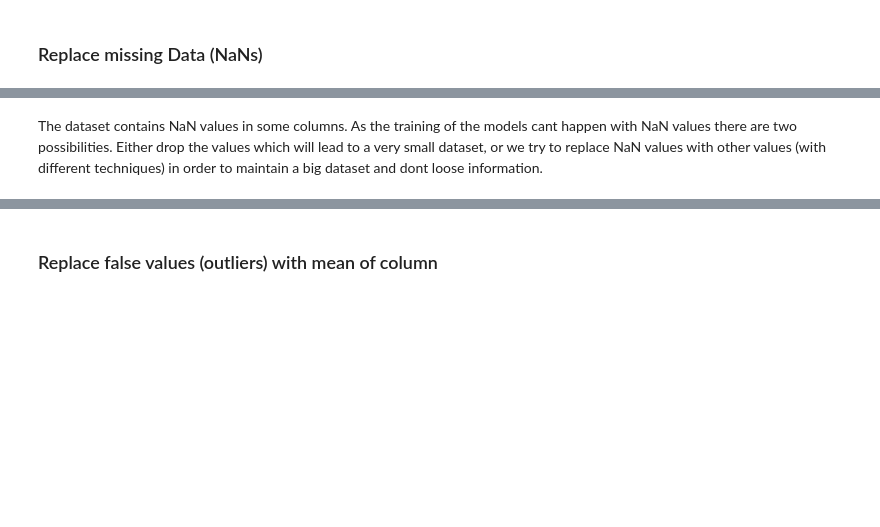
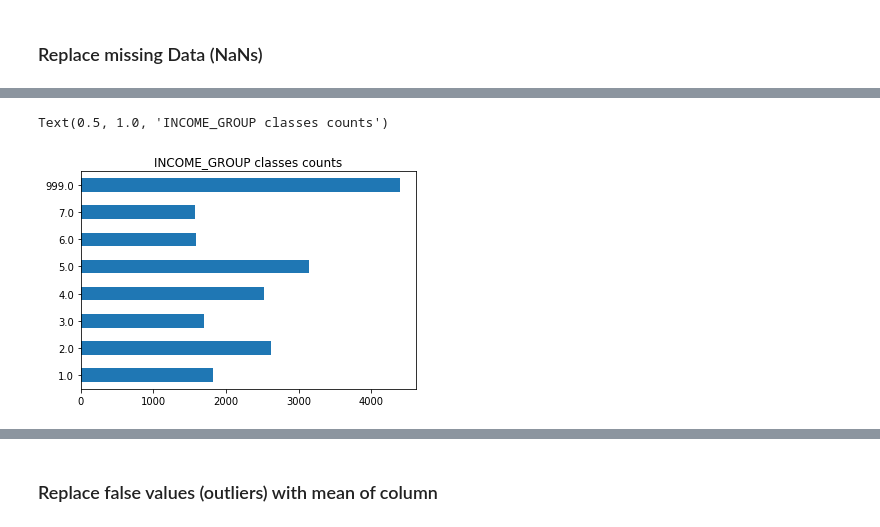
Before and after one commit to jlp237/ml_project, a Jupyter notebook: AA_202021_Project.ipynb, the cells around one changed output, grey strips where cells are left out. Saved outputs shown, nothing was run; the diff lists cells and outputs as text; code cells hidden in the pictures; blank space fills up the shorter version.

Commit message:
restructured data wrangling

```diff
--- a/AA_202021_Project.ipynb
+++ b/AA_202021_Project.ipynb
@@ -380,2 +602,0 @@ plot.set_title('DONOR_AGE_label classes counts')
-# %% [markdown]
-The dataset contains NaN values in some columns. As the training of the models cant happen with NaN values there are two possibilities. Either drop the values which will lead to a very small dataset, or we try to replace NaN values with other values (with different techniques) in order to maintain a big dataset and dont loose information.
@@ -427,0 +603,6 @@ transformed_data.isna().sum()
+# %%
+plot = transformed_data['INCOME_GROUP'].value_counts().sort_index().plot(kind = 'barh')
+plot.set_title('INCOME_GROUP classes counts')
+# %% [output]
+Text(0.5, 1.0, 'INCOME_GROUP classes counts')
+[figure, added]
```
Also changed, not shown: parts of 80 cells of this notebook, 1 other file.
